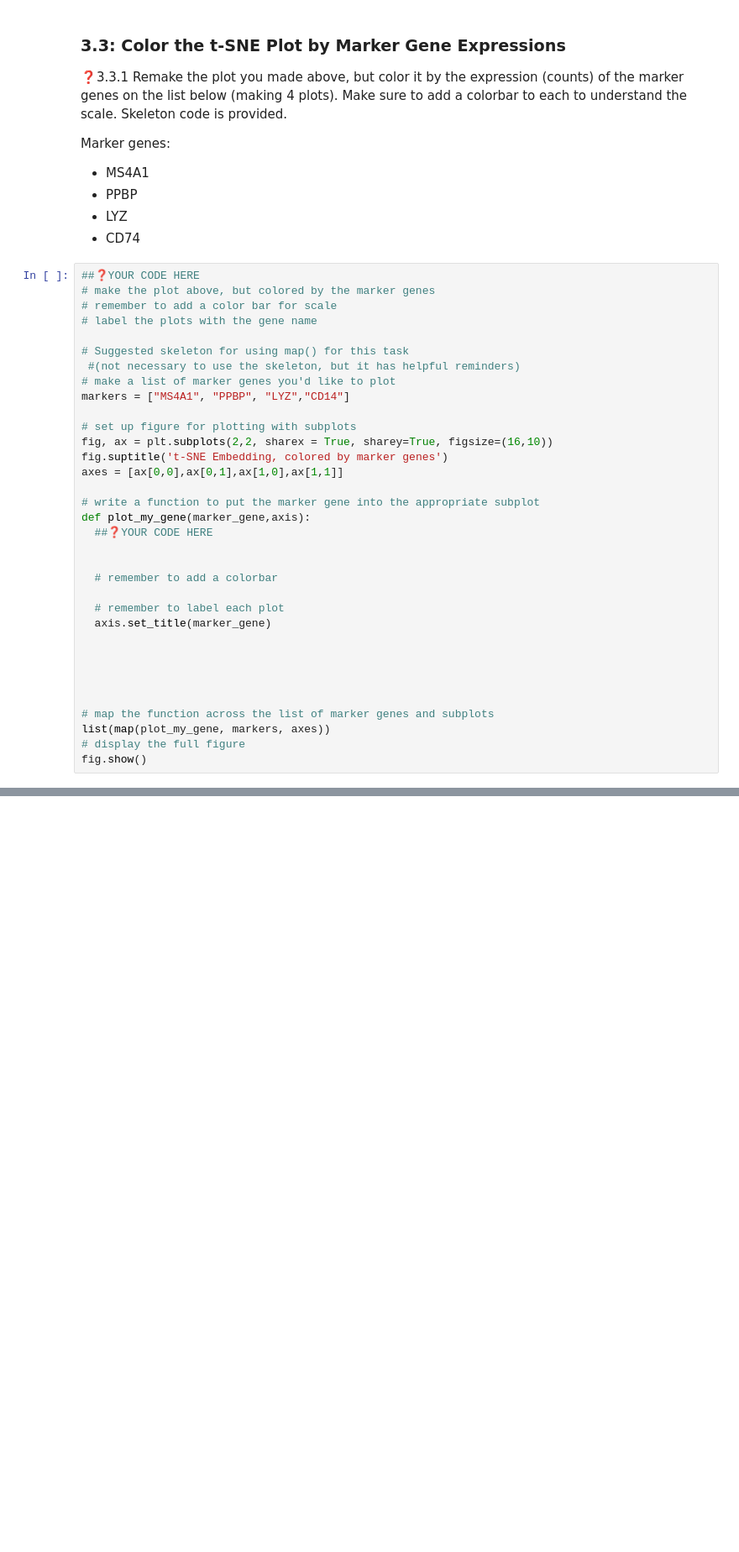
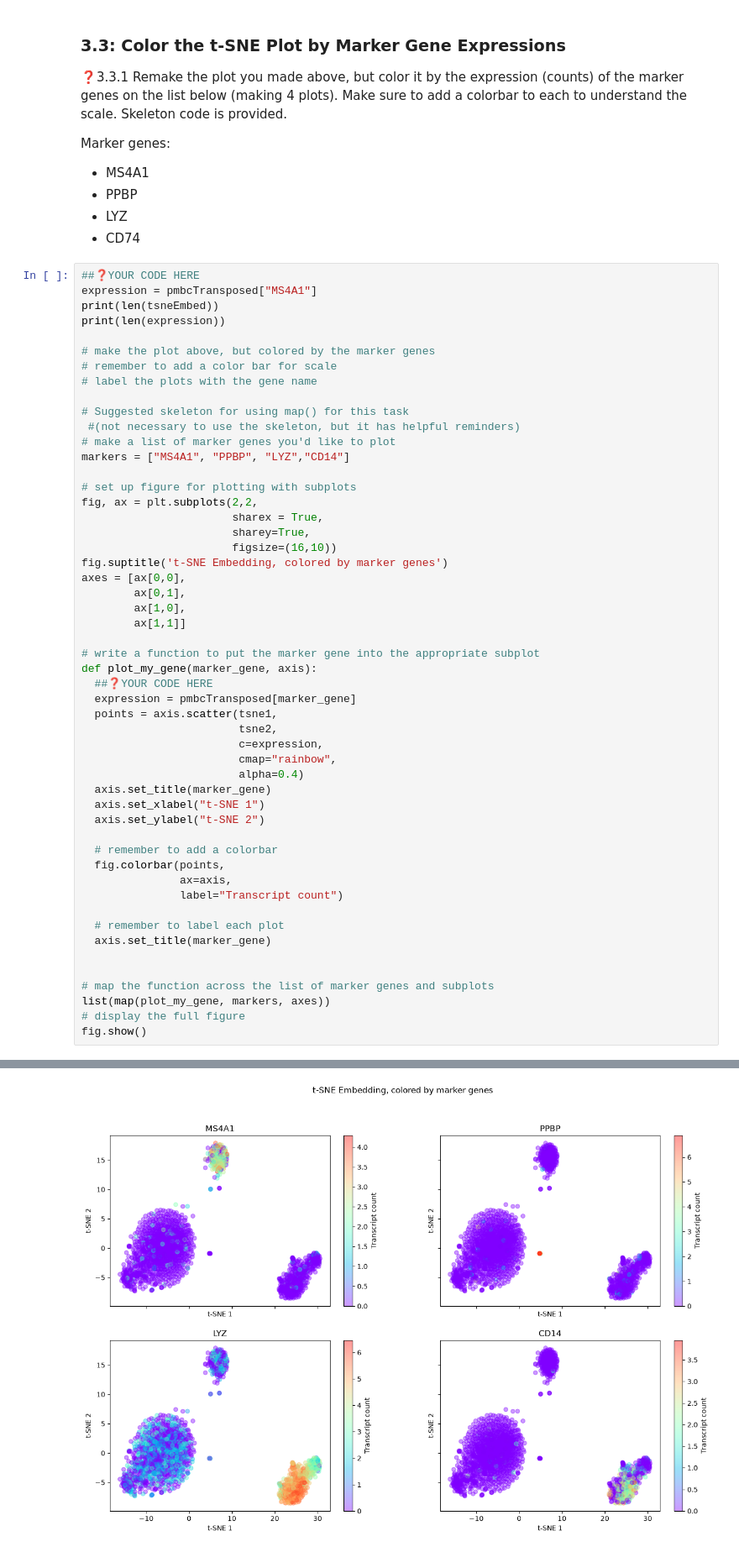
Before and after one commit to saanvees/BME-304, a Jupyter notebook: Lab_3/Week3_Assignment.ipynb, the cells around one changed output, grey strips where cells are left out. Shown at 84% size. Drawn from its saved outputs; the diff is of its cells as text; blank space fills up the shorter version.

```diff
--- a/Lab_3/Week3_Assignment.ipynb
+++ b/Lab_3/Week3_Assignment.ipynb
@@ -274,6 +341,10 @@ Marker genes:
 - CD74
 # %%
 ##❓YOUR CODE HERE
+expression = pmbcTransposed["MS4A1"]
+print(len(tsneEmbed))
+print(len(expression))
+
 # make the plot above, but colored by the marker genes
 # remember to add a color bar for scale
 # label the plots with the gene name
@@ -284,25 +355,40 @@ Marker genes:
 markers = ["MS4A1", "PPBP", "LYZ","CD14"]
 
 # set up figure for plotting with subplots
-fig, ax = plt.subplots(2,2, sharex = True, sharey=True, figsize=(16,10))
+fig, ax = plt.subplots(2,2,
+                       sharex = True,
+                       sharey=True,
+                       figsize=(16,10))
 fig.suptitle('t-SNE Embedding, colored by marker genes')
-axes = [ax[0,0],ax[0,1],ax[1,0],ax[1,1]]
+axes = [ax[0,0],
+        ax[0,1],
+        ax[1,0],
+        ax[1,1]]
 
 # write a function to put the marker gene into the appropriate subplot
-def plot_my_gene(marker_gene,axis):
+def plot_my_gene(marker_gene, axis):
   ##❓YOUR CODE HERE
-
+  expression = pmbcTransposed[marker_gene]
+  points = axis.scatter(tsne1,
+                        tsne2,
+                        c=expression,
+                        cmap="rainbow",
+                        alpha=0.4)
+  axis.set_title(marker_gene)
+  axis.set_xlabel("t-SNE 1")
+  axis.set_ylabel("t-SNE 2")
 
   # remember to add a colorbar
+  fig.colorbar(points,
+               ax=axis,
+               label="Transcript count")
 
   # remember to label each plot
   axis.set_title(marker_gene)
-
-
-
 
 
 # map the function across the list of marker genes and subplots
 list(map(plot_my_gene, markers, axes))
 # display the full figure
 fig.show()
+# %% [output]
@@ -309,3 +397,4 @@ fig.show()
+[figure, added]
 # %% [markdown]
 ❓3.3.2 Looking at the plots above, **do you think the marker gene(s) do a good job differentiating the various celltypes present in this dataset? In particular, what is the PPBP plot showing?** Assume here that "cell type" refers to cells that are neighbors - we expect some transcriptional variation within a cell type, but cells within a particular cell type are generally similar and are neighbors in high-dimensional transcriptional "space."
 
```
Also changed, not shown: parts of 29 cells of this notebook, 2 other files.
